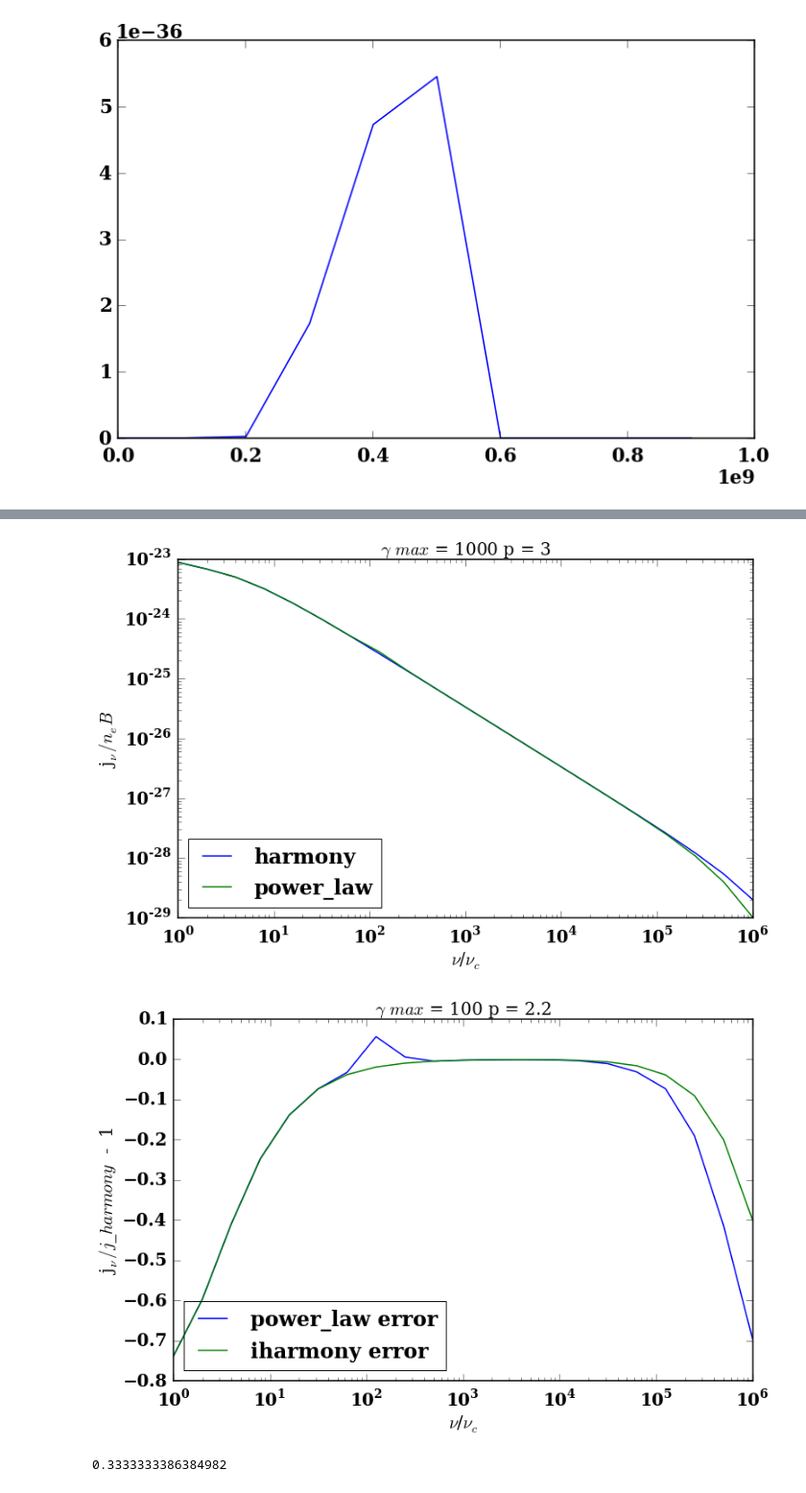
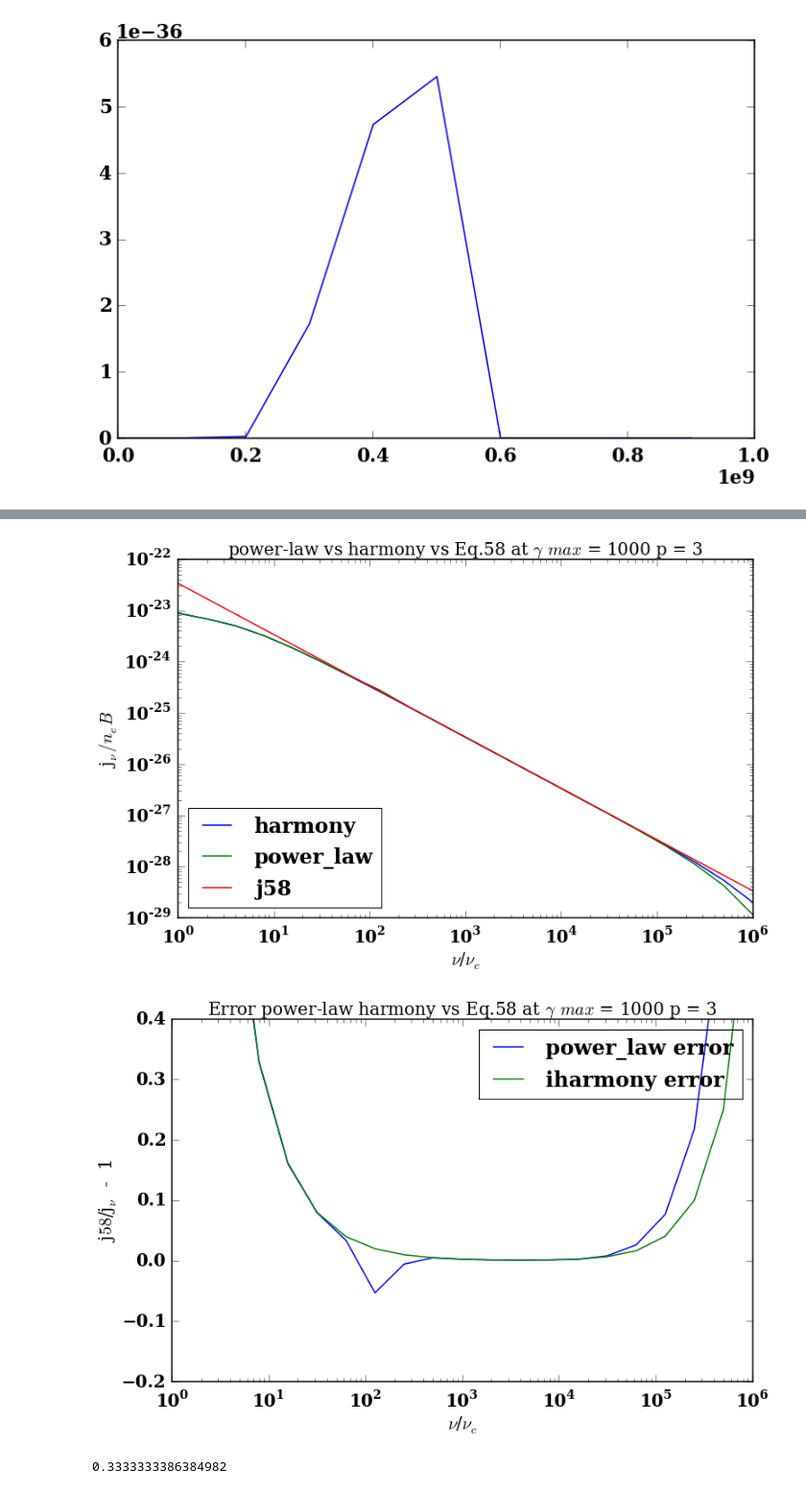
Before and after one commit to ZhaoweiZ/kappa_summer, a Jupyter notebook: power_law_vs_harmony.ipynb, the cells around one changed output, grey strips where cells are left out. Shown at 96% size. Saved outputs shown, nothing was run; the diff lists cells and outputs as text; code cells hidden in the pictures.

```diff
--- a/power_law_vs_harmony.ipynb
+++ b/power_law_vs_harmony.ipynb
@@ -251,32 +245,36 @@ pl.plot(x_value, y_value)
 # %%
 data_iharmony = np.loadtxt('/Users/zhaoweizhang/Documents/summer_new/iharmony/nonthermal_output_1000_3.txt')
-data_power_law = np.loadtxt('/Users/zhaoweizhang/Documents/summer_new/my_data_1/power_law_vs_iharmoy_gmax_1000_p_3.txt')
+data_power_law = np.loadtxt('/Users/zhaoweizhang/Documents/summer_new/my_data_1/power_law_vs_iharmoy_gmax_1000_p_3_cutoff.txt')
 
 pl.loglog(data_iharmony[:,0], data_iharmony[:,1]/(n_e_nt * B), label = 'harmony')
 pl.loglog(data_power_law[:,0], data_power_law[:,1]/(n_e_nt * B), label = 'power_law')
-#pl.loglog(data_iharmony[:,0], data_iharmony[:,2]/(n_e_nt * B), label = 'j58')
+pl.loglog(data_iharmony[:,0], data_iharmony[:,2]/(n_e_nt * B), label = 'j58')
 #pl.loglog(x/nu_c, jnu_58(x), label = 'Eq.58')
 
 pl.xlabel("$\\nu$/$\\nu_c$")
 pl.ylabel("j$_\\nu / n_eB$")
-pl.title("$\\gamma$ $max$ = 1000 p = 3")
+pl.title("power-law vs harmony vs Eq.58 at $\\gamma$ $max$ = 1000 p = 3")
 pl.legend(loc = 'lower left')
 pl.show()
 # %% [output]
-[figure, old version]
+[figure, new version]
 # %%
-error_power_law_vs_j58 = (data_power_law[:,1] / data_iharmony[:,2]) - 1.
-error_harmony_vs_j58   = (data_iharmony[:,1] / data_iharmony[:, 2]) - 1.
+#error_power_law_vs_j58 = (data_power_law[:,1] / data_iharmony[:,2]) - 1.
+#error_harmony_vs_j58   = (data_iharmony[:,1] / data_iharmony[:, 2]) - 1.
+
+error_power_law_vs_j58 = ( data_iharmony[:,2] / data_power_law[:,1]) - 1.
+error_harmony_vs_j58   = ( data_iharmony[:,2] / data_iharmony[:,1]) - 1.
 
 pl.semilogx(data_power_law[:,0], error_power_law_vs_j58, label = 'power_law error')
 pl.semilogx(data_iharmony[:,0], error_harmony_vs_j58, label = 'iharmony error')
 pl.xlabel("$\\nu$/$\\nu_c$")
-pl.ylabel("j$_\\nu/j$_$harmony$  -  1")
-pl.legend(loc = 'lower left')
-pl.title("$\\gamma$ $max$ = 100 p = 2.2")
+pl.ylabel("j$58$/j$_\\nu$  -  1")
+pl.ylim([-0.2, 0.4])
+pl.legend(loc = 'upper right')
+pl.title("Error power-law harmony vs Eq.58 at $\\gamma$ $max$ = 1000 p = 3")
 pl.show()
 # %% [output]
-[figure, old version]
+[figure, new version]
 # %%
 1.04719755/3.1415926
 # %% [output]
```
Also changed, not shown: parts of 6 cells of this notebook, 4 other files.
